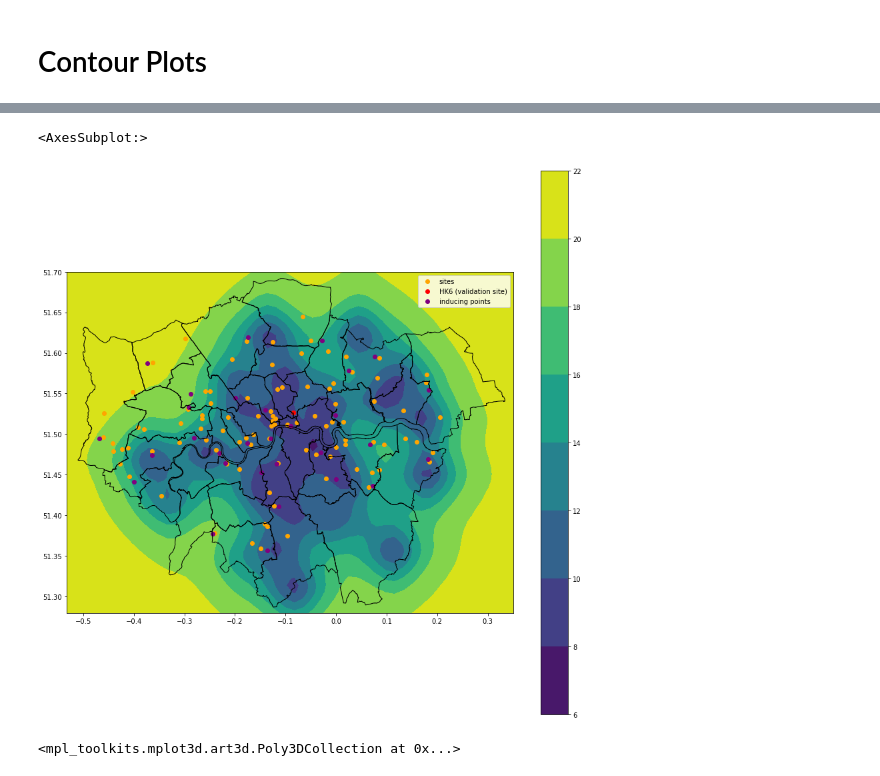
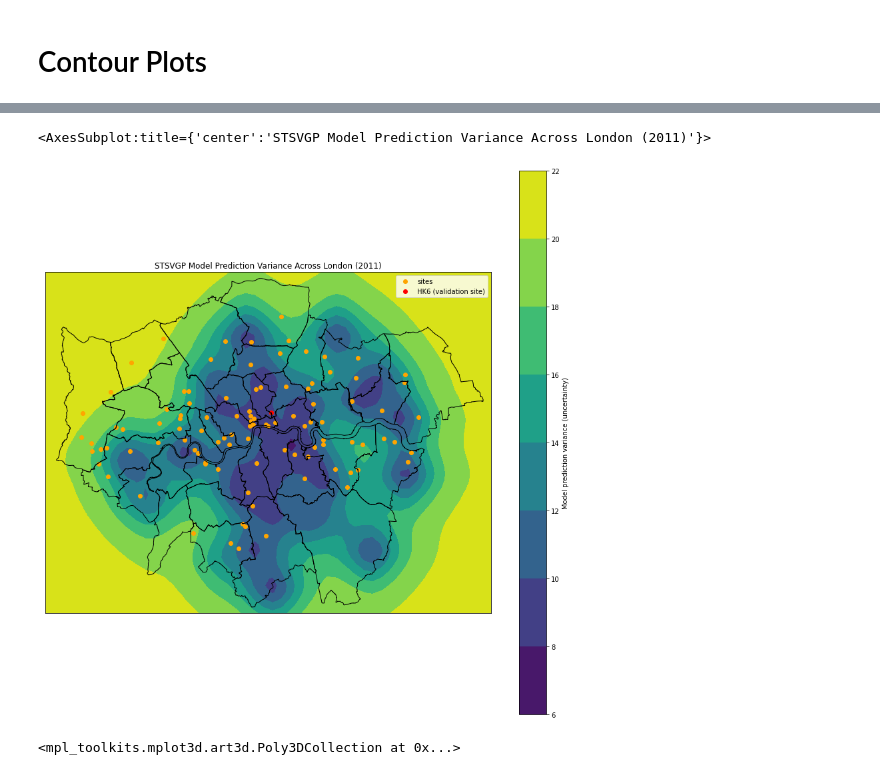
Before and after one commit to bikeclub51/london-aq, a Jupyter notebook: code/gp-models/stsvgp.ipynb, the cells around one changed output, grey strips where cells are left out. Saved outputs shown, nothing was run; the diff lists cells and outputs as text; code cells hidden in the pictures.

Commit message:
updated stsvgp model and krause alg notebooks

```diff
--- a/code/gp-models/stsvgp.ipynb
+++ b/code/gp-models/stsvgp.ipynb
@@ -506,23 +508,28 @@ z_lon = scalers['longitude'].inverse_transform(z_opt[:, 1].reshape(-1, 1))
 # %%
 fig, ax = plt.subplots(figsize=(15,15))
 
+plt.title("STSVGP Model Prediction Variance Across London (2011)")
 plt.contourf(LON, LAT, pred_var_plot)# norm=normi, extend='both')
-plt.colorbar()
+plt.colorbar(label="Model prediction variance (uncertainty)")
 
 # plt.imshow(pred_var_plot, extent=[np.asscalar(lon_plot[0]), np.asscalar(lon_plot[-1]), np.asscalar(lat_plot[0]), np.asscalar(lat_plot[-1])], origin="lower")
 
 sites_df = get_sites_coords(df)
 plt.scatter(sites_df["longitude"], sites_df["latitude"], label="sites", color="orange")
 plt.scatter(sites_df.loc[sites_df['code'] == "HK6", 'longitude'].item(), sites_df.loc[sites_df['code'] == "HK6", 'latitude'].item(), label="HK6 (validation site)", color="red")
 
-plt.scatter(z_lon, z_lat, label="inducing points", color="purple")
+#plt.scatter(z_lon, z_lat, label="inducing points", color="purple")
 plt.legend()
 
 ax.set_facecolor('white')
+ax.axes.xaxis.set_ticklabels([])
+ax.axes.xaxis.set_ticks([])
+ax.axes.yaxis.set_ticklabels([])
+ax.axes.yaxis.set_ticks([])
 map_df.plot(ax=ax, color="None")
 # %% [output]
-<AxesSubplot:>
+<AxesSubplot:title={'center':'STSVGP Model Prediction Variance Across London (2011)'}>
-[figure, old version]
+[figure, new version]
 # %%
 fig, ax = plt.subplots(figsize=(15,15))
 
```
Also changed, not shown: parts of 5 cells of this notebook, 1 other file.
